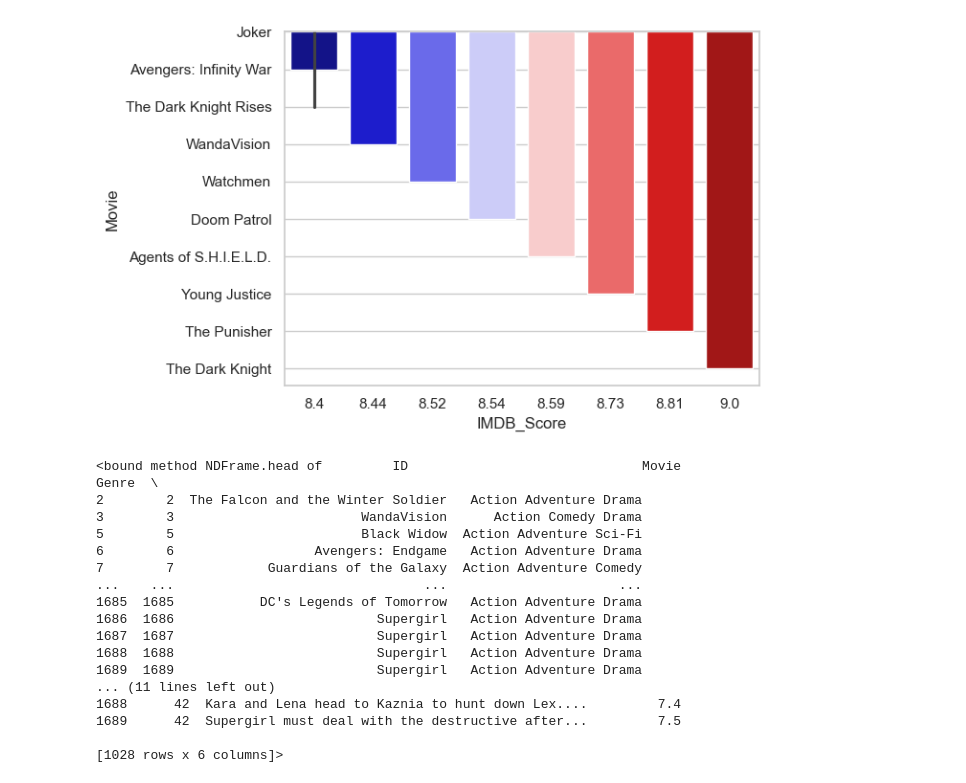
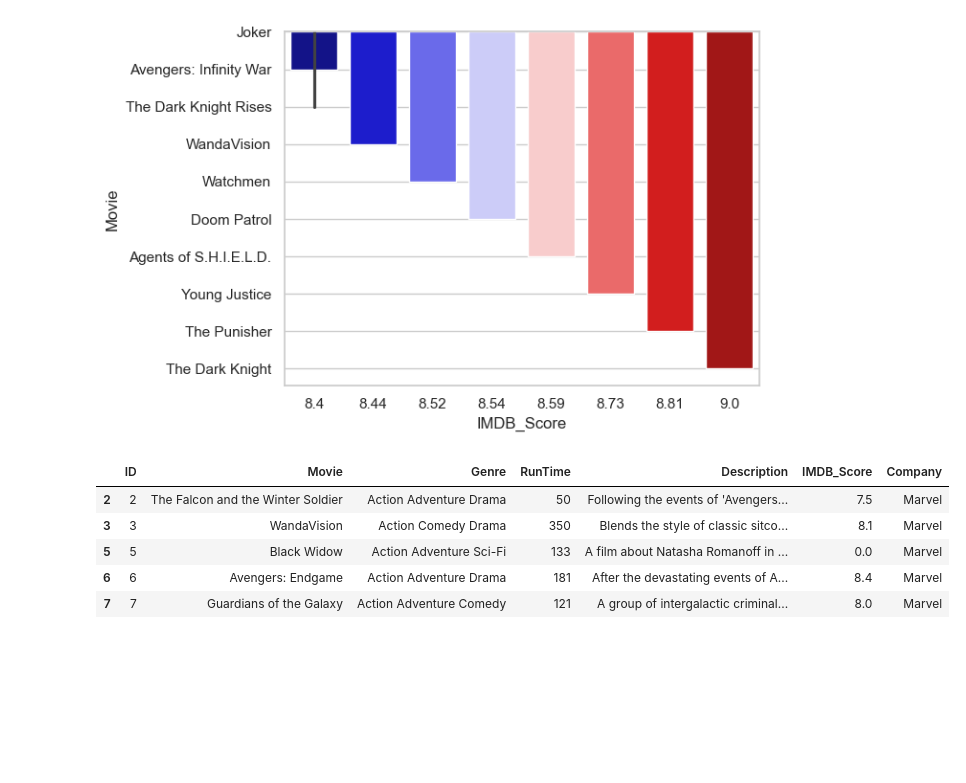
Before and after one commit to karl21-02/netflix_data_analysis, a Jupyter notebook: MarvelDc.ipynb, the cells around one changed output. Drawn from its saved outputs; the diff is of its cells as text; code cells hidden in the pictures; blank space fills up the shorter version.

Commit message:
MarvelDc 데이터 분석 완료

```diff
--- a/MarvelDc.ipynb
+++ b/MarvelDc.ipynb
@@ -447,25 +326,14 @@ Passing `palette` without assigning `hue` is deprecated and will be removed in v
 # %%
 # Genre에서 ,을 ' '로 변경
 df['Genre'] = df['Genre'].str.replace(',', ' ')
-df.head
+df.head()
 # %% [output]
-<bound method NDFrame.head of         ID                              Movie                    Genre  \
-2        2  The Falcon and the Winter Soldier   Action Adventure Drama
-3        3                        WandaVision      Action Comedy Drama
-5        5                        Black Widow  Action Adventure Sci-Fi
-6        6                  Avengers: Endgame   Action Adventure Drama
-7        7            Guardians of the Galaxy  Action Adventure Comedy
-...    ...                                ...                      ...
-1685  1685           DC's Legends of Tomorrow   Action Adventure Drama
-1686  1686                          Supergirl   Action Adventure Drama
-1687  1687                          Supergirl   Action Adventure Drama
-1688  1688                          Supergirl   Action Adventure Drama
-1689  1689                          Supergirl   Action Adventure Drama
-... (11 lines left out)
-1688      42  Kara and Lena head to Kaznia to hunt down Lex....         7.4
-1689      42  Supergirl must deal with the destructive after...         7.5
-
-[1028 rows x 6 columns]>
+|  | ID | Movie | Genre | RunTime | Description | IMDB_Score | Company |
+| 2 | 2 | The Falcon and the Winter Soldier | Action Adventure Drama | 50 | Following the events of 'Avengers... | 7.5 | Marvel |
+| 3 | 3 | WandaVision | Action Comedy Drama | 350 | Blends the style of classic sitco... | 8.1 | Marvel |
+| 5 | 5 | Black Widow | Action Adventure Sci-Fi | 133 | A film about Natasha Romanoff in ... | 0.0 | Marvel |
+| 6 | 6 | Avengers: Endgame | Action Adventure Drama | 181 | After the devastating events of A... | 8.4 | Marvel |
+| 7 | 7 | Guardians of the Galaxy | Action Adventure Comedy | 121 | A group of intergalactic criminal... | 8.0 | Marvel |
 # %%
 from collections import Counter
 from kiwipiepy import Kiwi
```
Also changed, not shown: parts of 11 cells of this notebook.
